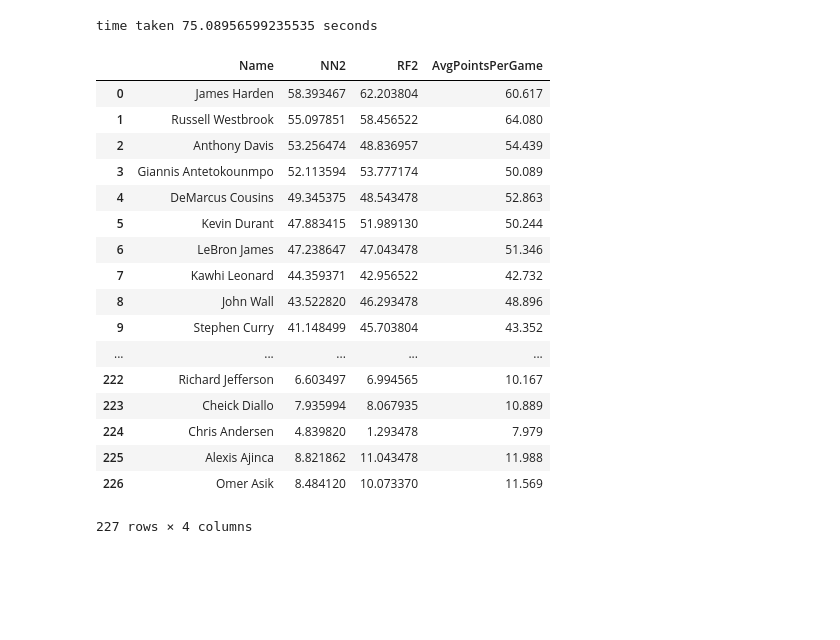
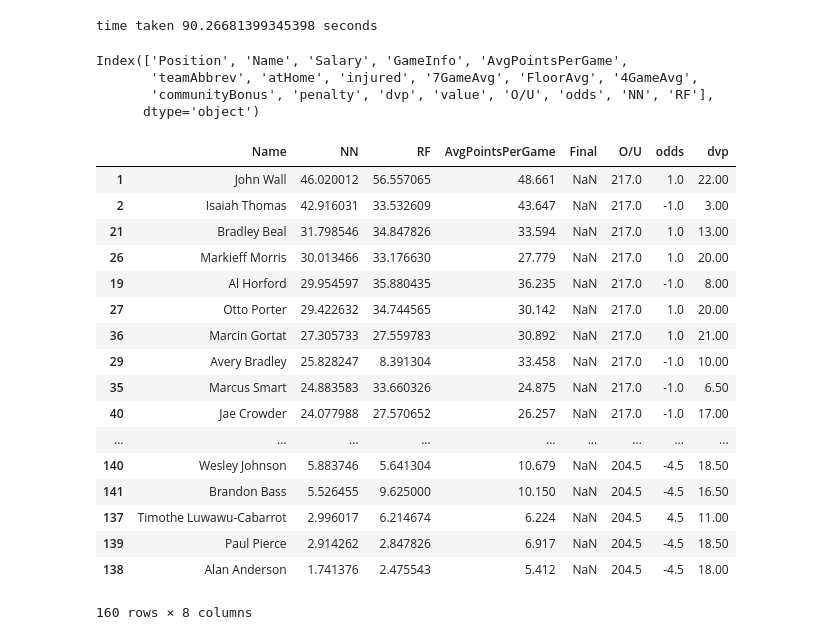
Before and after one commit to marek5050/FantasySports, a Jupyter notebook: NeuralNetsPrediction.ipynb, the cells around one changed output. Drawn from its saved outputs; the diff is of its cells as text; code cells hidden in the pictures; blank space fills up the shorter version.

Commit message:
Building a data pipeline. Extracted the penalties calculation.

```diff
--- a/NeuralNetsPrediction.ipynb
+++ b/NeuralNetsPrediction.ipynb
@@ -25,7 +60,7 @@ dftest = pd.read_csv('data/output/3017-01-21.csv', header=0)
 df_train = dftrain
 
 scaler = StandardScaler()
-features = ['Salary','AvgPointsPerGame','atHome','O/U','odds']
+features = ['Salary','AvgPointsPerGame','atHome','O/U','odds',"dvp"]
 
 X_train = scaler.fit_transform(df_train[features].values)
 y_train = df_train["Final"].values
@@ -57,18 +97,17 @@ from keras.layers import Dense, Activation
 start = time()
 
 model = Sequential()
-model.add(Dense(12, input_dim=5, init='normal', activation='relu'))
+model.add(Dense(12, input_dim=6, init='normal', activation='relu'))
 model.add(Dense(1, init='normal', activation='relu'))
 
 
 model.compile(optimizer='adam', metrics=['accuracy'],loss="mean_squared_error")
 
 model.fit(X_train, y_train,
-          validation_data=(X_test,y_test),
           verbose=False,
           nb_epoch=150, batch_size=10)
 
 print ('\ntime taken %s seconds' % str(time() - start))
 # %% [output]
-time taken 75.08956599235535 seconds
+time taken 90.26681399345398 seconds
 # %%
@@ -77,34 +116,41 @@ print("%s: %.2f%%" % (model.metrics_names[1], scores[1]*100))
 # %%
-dfpredict = pd.read_csv('data/output/3017-01-23.csv', header=0)
+#dfpredict = pd.read_csv('data/output/3017-01-21.csv', header=0)
 
-X_test = scaler.transform(dfpredict[features].values)
+X_test = scaler.transform(dfPredict1[features].values)
 
 y_predict = model.predict(X_test)
 y_tree_predict = modelRFR.predict(X_test)
+# %%
+output.columns
+# %% [output]
+Index(['Position', 'Name', 'Salary', 'GameInfo', 'AvgPointsPerGame',
+       'teamAbbrev', 'atHome', 'injured', '7GameAvg', 'FloorAvg', '4GameAvg',
+       'communityBonus', 'penalty', 'dvp', 'value', 'O/U', 'odds', 'NN', 'RF'],
+      dtype='object')
 # %%
-output = pd.concat([dfpredict,
-            pd.DataFrame(y_predict,columns=["NN2"]),
-             pd.DataFrame(y_tree_predict,columns=["RF2"])]
+output = pd.concat([dfPredict1,
+            pd.DataFrame(y_predict,columns=["NN"]),
+             pd.DataFrame(y_tree_predict,columns=["RF"])]
           ,axis=1)
-output.to_csv('data/output/2017-01-23.csv', sep=',', encoding='utf-8', index=False, float_format='%.3f')
+output.to_csv('data/output/2017-01-24.csv', sep=',', encoding='utf-8', index=False, float_format='%.3f')
-# %%
-output.loc[:,("Name","NN2","RF2","AvgPointsPerGame")]
-# %% [output]
-|  | Name | NN2 | RF2 | AvgPointsPerGame |
-| 0 | James Harden | 58.393467 | 62.203804 | 60.617 |
-| 1 | Russell Westbrook | 55.097851 | 58.456522 | 64.080 |
-| 2 | Anthony Davis | 53.256474 | 48.836957 | 54.439 |
-| 3 | Giannis Antetokounmpo | 52.113594 | 53.777174 | 50.089 |
-| 4 | DeMarcus Cousins | 49.345375 | 48.543478 | 52.863 |
-| 5 | Kevin Durant | 47.883415 | 51.989130 | 50.244 |
-| 6 | LeBron James | 47.238647 | 47.043478 | 51.346 |
-| 7 | Kawhi Leonard | 44.359371 | 42.956522 | 42.732 |
-| 8 | John Wall | 43.522820 | 46.293478 | 48.896 |
-| 9 | Stephen Curry | 41.148499 | 45.703804 | 43.352 |
-| ... | ... | ... | ... | ... |
-| 222 | Richard Jefferson | 6.603497 | 6.994565 | 10.167 |
-| 223 | Cheick Diallo | 7.935994 | 8.067935 | 10.889 |
-| 224 | Chris Andersen | 4.839820 | 1.293478 | 7.979 |
-| 225 | Alexis Ajinca | 8.821862 | 11.043478 | 11.988 |
-| 226 | Omer Asik | 8.484120 | 10.073370 | 11.569 |
-227 rows × 4 columns
+# %%
+output.loc[:,("Name","NN","RF","AvgPointsPerGame","Final","O/U","odds","dvp")].sort_values(by=["O/U","NN","dvp"], ascending=False)
+# %% [output]
+|  | Name | NN | RF | AvgPointsPerGame | Final | O/U | odds | dvp |
+| 1 | John Wall | 46.020012 | 56.557065 | 48.661 | NaN | 217.0 | 1.0 | 22.00 |
+| 2 | Isaiah Thomas | 42.916031 | 33.532609 | 43.647 | NaN | 217.0 | -1.0 | 3.00 |
+| 21 | Bradley Beal | 31.798546 | 34.847826 | 33.594 | NaN | 217.0 | 1.0 | 13.00 |
+| 26 | Markieff Morris | 30.013466 | 33.176630 | 27.779 | NaN | 217.0 | 1.0 | 20.00 |
+| 19 | Al Horford | 29.954597 | 35.880435 | 36.235 | NaN | 217.0 | -1.0 | 8.00 |
+| 27 | Otto Porter | 29.422632 | 34.744565 | 30.142 | NaN | 217.0 | 1.0 | 20.00 |
+| 36 | Marcin Gortat | 27.305733 | 27.559783 | 30.892 | NaN | 217.0 | 1.0 | 21.00 |
+| 29 | Avery Bradley | 25.828247 | 8.391304 | 33.458 | NaN | 217.0 | -1.0 | 10.00 |
+| 35 | Marcus Smart | 24.883583 | 33.660326 | 24.875 | NaN | 217.0 | -1.0 | 6.50 |
+| 40 | Jae Crowder | 24.077988 | 27.570652 | 26.257 | NaN | 217.0 | -1.0 | 17.00 |
+| ... | ... | ... | ... | ... | ... | ... | ... | ... |
+| 140 | Wesley Johnson | 5.883746 | 5.641304 | 10.679 | NaN | 204.5 | -4.5 | 18.50 |
+| 141 | Brandon Bass | 5.526455 | 9.625000 | 10.150 | NaN | 204.5 | -4.5 | 16.50 |
+| 137 | Timothe Luwawu-Cabarrot | 2.996017 | 6.214674 | 6.224 | NaN | 204.5 | 4.5 | 11.00 |
+| 139 | Paul Pierce | 2.914262 | 2.847826 | 6.917 | NaN | 204.5 | -4.5 | 18.50 |
+| 138 | Alan Anderson | 1.741376 | 2.475543 | 5.412 | NaN | 204.5 | -4.5 | 18.00 |
+160 rows × 8 columns
```
Also changed, not shown: parts of 7 cells of this notebook, 41 other files.
